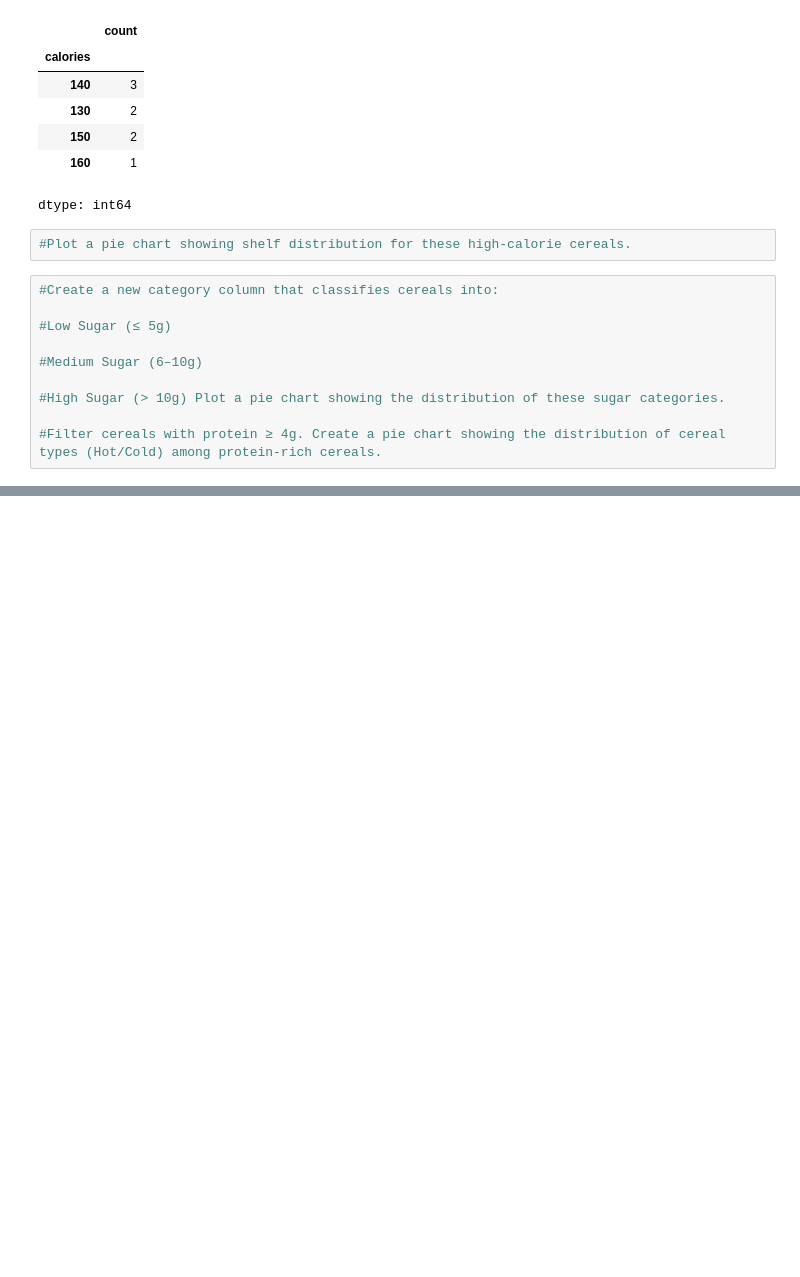
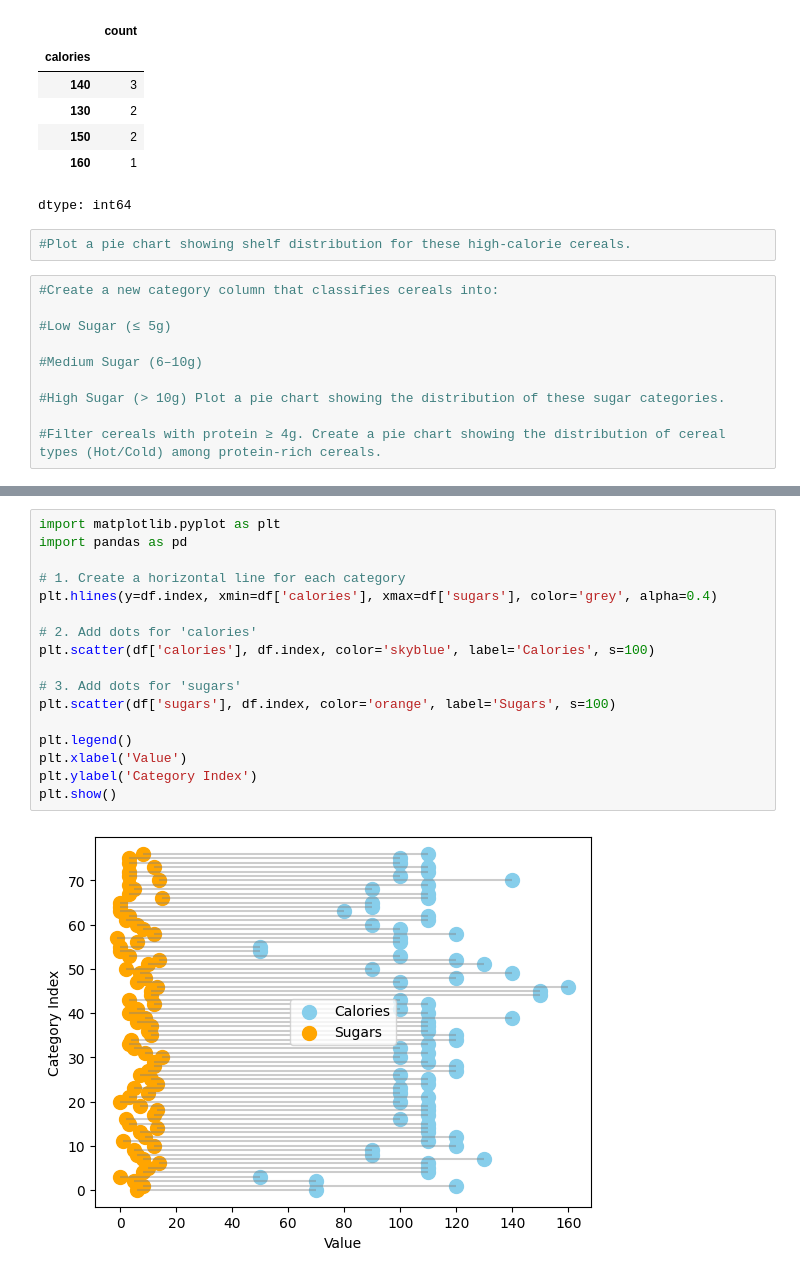
Before and after one commit to ckeerthana7/MLC_Lab-Activities, a Jupyter notebook: MLC_23S_piechart.ipynb, the cells around one changed output, grey strips where cells are left out. Drawn from its saved outputs; the diff is of its cells as text; blank space fills up the shorter version.

```diff
--- a/MLC_23S_piechart.ipynb
+++ b/MLC_23S_piechart.ipynb
@@ -329,0 +344,19 @@ dtype: int64
+# %%
+import matplotlib.pyplot as plt
+import pandas as pd
+
+# 1. Create a horizontal line for each category
+plt.hlines(y=df.index, xmin=df['calories'], xmax=df['sugars'], color='grey', alpha=0.4)
+
+# 2. Add dots for 'calories'
+plt.scatter(df['calories'], df.index, color='skyblue', label='Calories', s=100)
+
+# 3. Add dots for 'sugars'
+plt.scatter(df['sugars'], df.index, color='orange', label='Sugars', s=100)
+
+plt.legend()
+plt.xlabel('Value')
+plt.ylabel('Category Index')
+plt.show()
+# %% [output]
+[figure, added]
```
Also changed, not shown: parts of 4 cells of this notebook.
